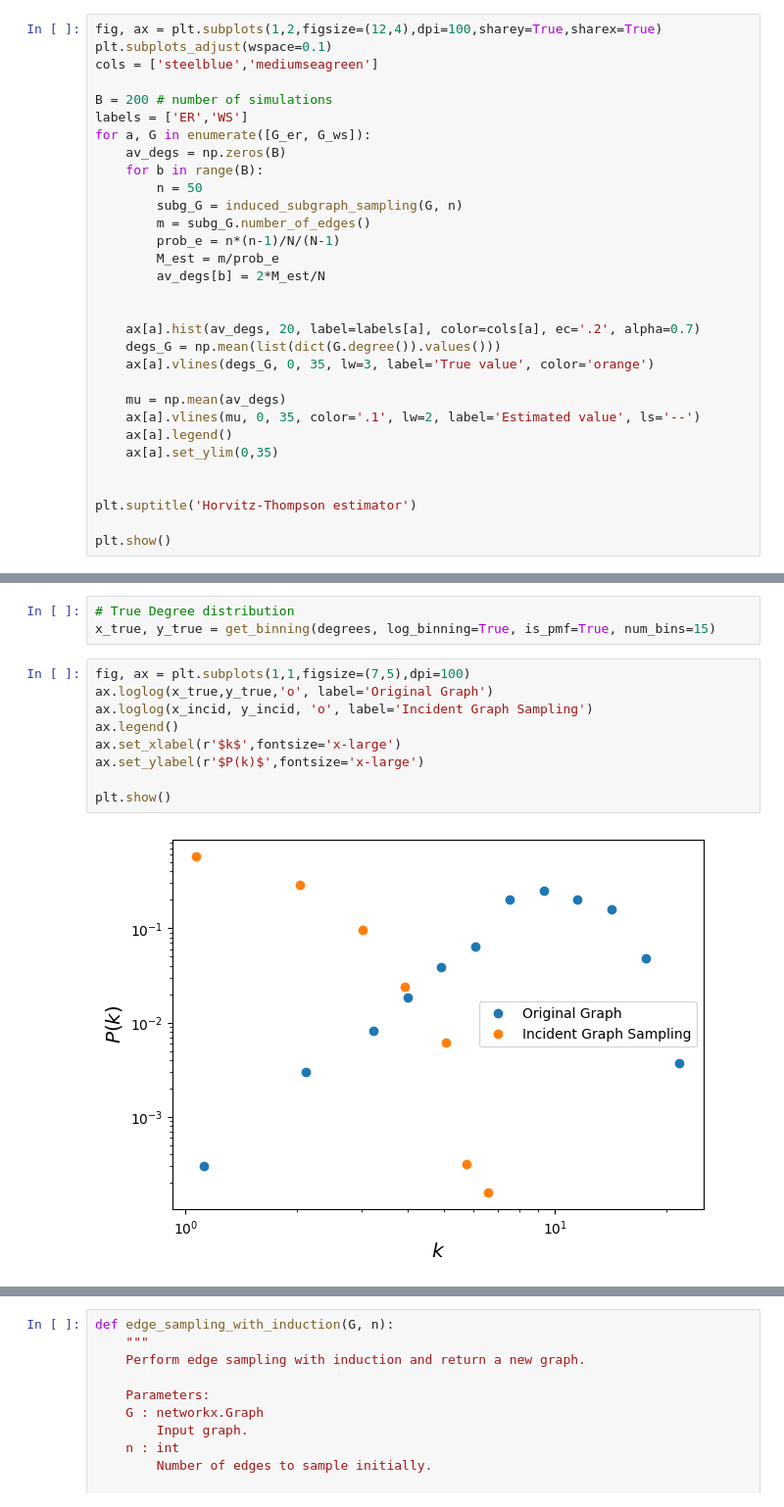
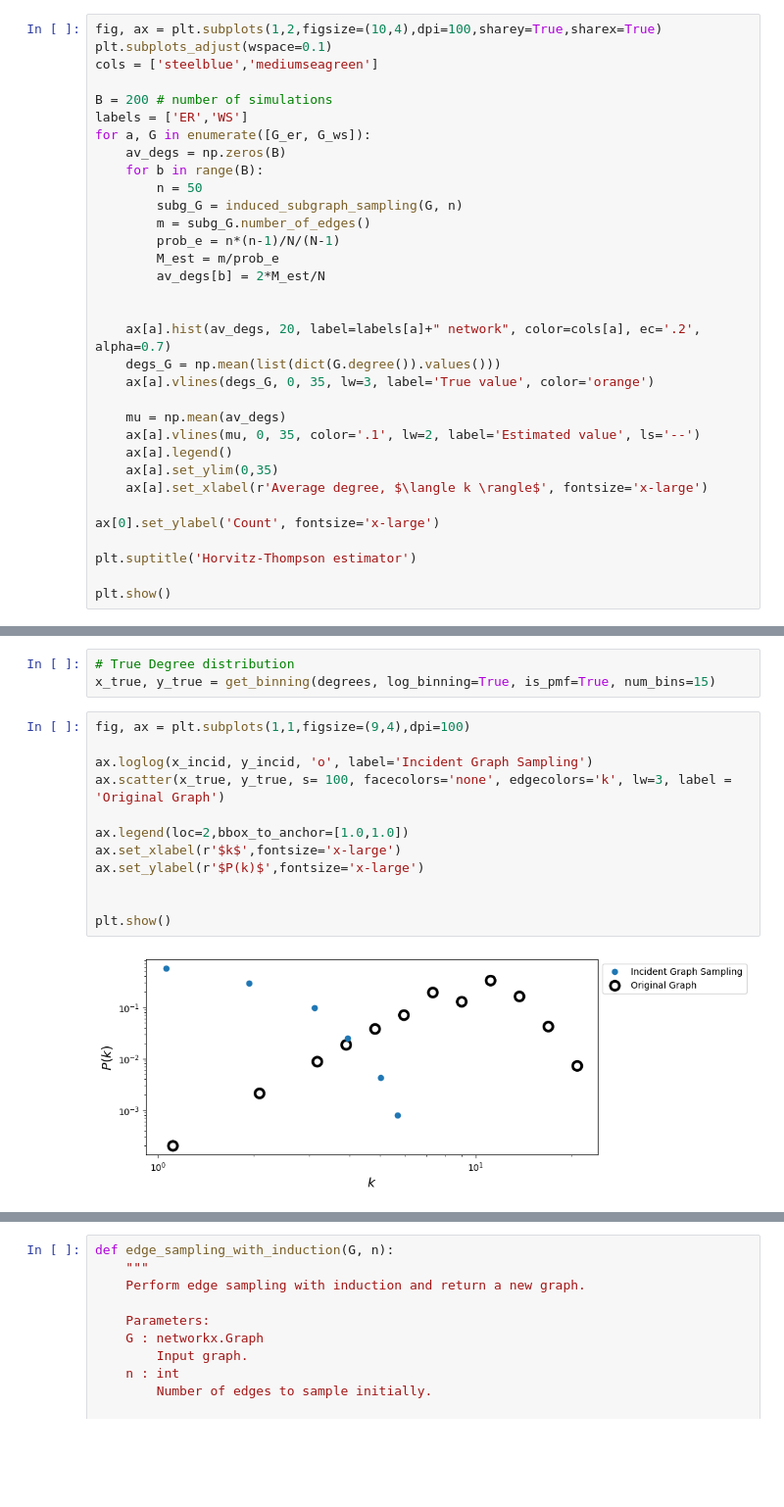
Before and after one commit to network-science-data-and-models/phys7332_fa25, a Jupyter notebook: notebooks/class_22/class_22_sampling.ipynb, the cells around one changed output, grey strips where cells are left out. Shown at 98% size. Cells and saved outputs as stored; diff of their text form; blank space fills up the shorter version.

```diff
--- a/notebooks/class_22/class_22_sampling.ipynb
+++ b/notebooks/class_22/class_22_sampling.ipynb
@@ -398,7 +398,7 @@ To estimate $M$ we can use the ***Horvitz-Thompson estimator***:
 
 Then, we can compute $\hat{k}$ as: $\hat{k} = \frac{2\hat{M}}{N}$.
 # %%
-fig, ax = plt.subplots(1,2,figsize=(12,4),dpi=100,sharey=True,sharex=True)
+fig, ax = plt.subplots(1,2,figsize=(10,4),dpi=100,sharey=True,sharex=True)
 plt.subplots_adjust(wspace=0.1)
 cols = ['steelblue','mediumseagreen']
 
@@ -415,7 +415,7 @@ for a, G in enumerate([G_er, G_ws]):
         av_degs[b] = 2*M_est/N
 
 
-    ax[a].hist(av_degs, 20, label=labels[a], color=cols[a], ec='.2', alpha=0.7)
+    ax[a].hist(av_degs, 20, label=labels[a]+" network", color=cols[a], ec='.2', alpha=0.7)
     degs_G = np.mean(list(dict(G.degree()).values()))
     ax[a].vlines(degs_G, 0, 35, lw=3, label='True value', color='orange')
 
@@ -423,7 +423,9 @@ for a, G in enumerate([G_er, G_ws]):
     ax[a].vlines(mu, 0, 35, color='.1', lw=2, label='Estimated value', ls='--')
     ax[a].legend()
     ax[a].set_ylim(0,35)
+    ax[a].set_xlabel(r'Average degree, $\langle k \rangle$', fontsize='x-large')
 
+ax[0].set_ylabel('Count', fontsize='x-large')
 
 plt.suptitle('Horvitz-Thompson estimator')
 
@@ -679,15 +689,18 @@ x_incid, y_incid = get_binning(degrees_incid, log_binning=True, is_pmf=True, num
 # True Degree distribution
 x_true, y_true = get_binning(degrees, log_binning=True, is_pmf=True, num_bins=15)
 # %%
-fig, ax = plt.subplots(1,1,figsize=(7,5),dpi=100)
-ax.loglog(x_true,y_true,'o', label='Original Graph')
+fig, ax = plt.subplots(1,1,figsize=(9,4),dpi=100)
+
 ax.loglog(x_incid, y_incid, 'o', label='Incident Graph Sampling')
-ax.legend()
+ax.scatter(x_true, y_true, s= 100, facecolors='none', edgecolors='k', lw=3, label = 'Original Graph')
+
+ax.legend(loc=2,bbox_to_anchor=[1.0,1.0])
 ax.set_xlabel(r'$k$',fontsize='x-large')
 ax.set_ylabel(r'$P(k)$',fontsize='x-large')
 
+
 plt.show()
 # %% [output]
-[figure, old version]
+[figure, new version]
 # %% [markdown]
 __________
```
Also changed, not shown: parts of 43 cells of this notebook, 1 other file.
